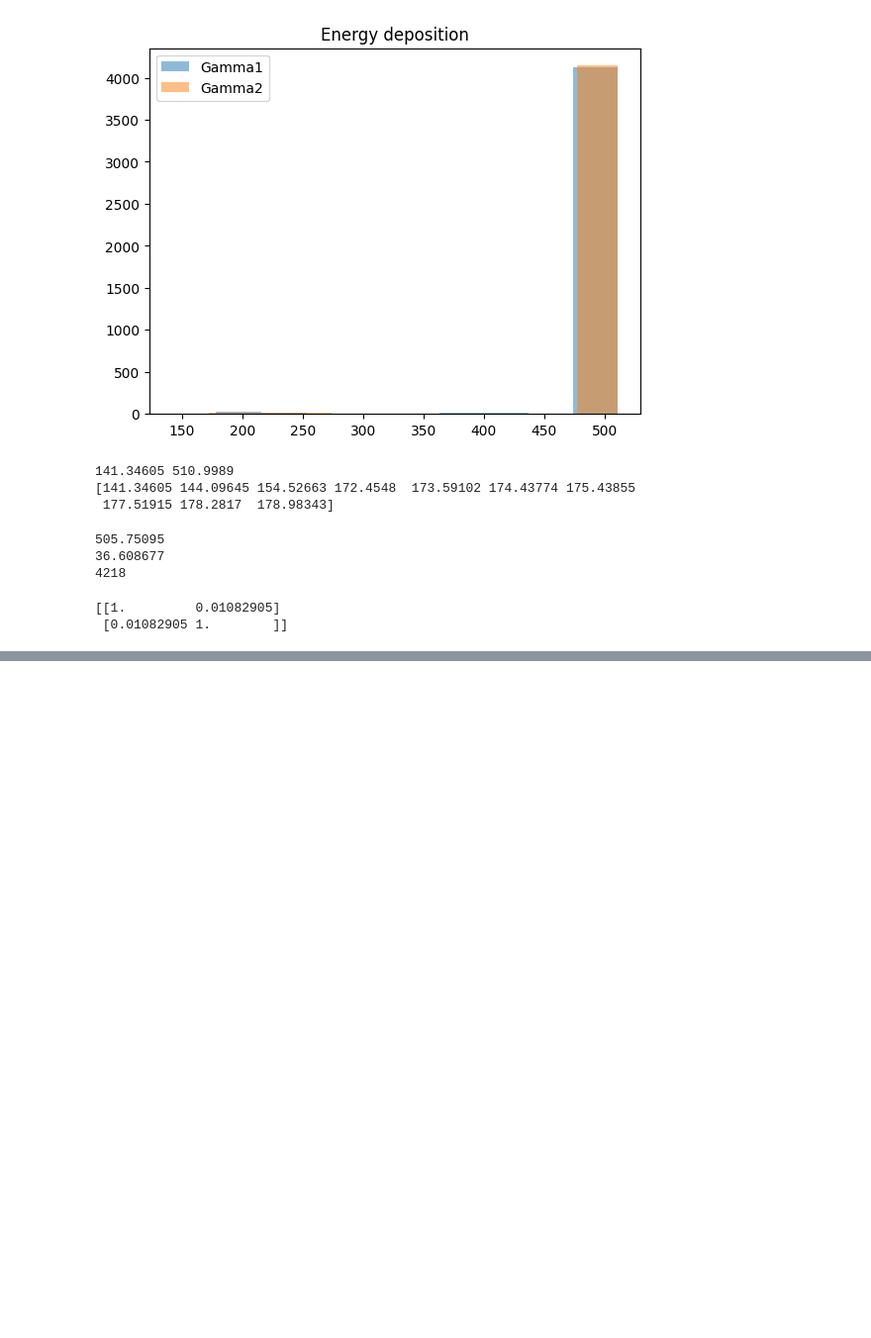
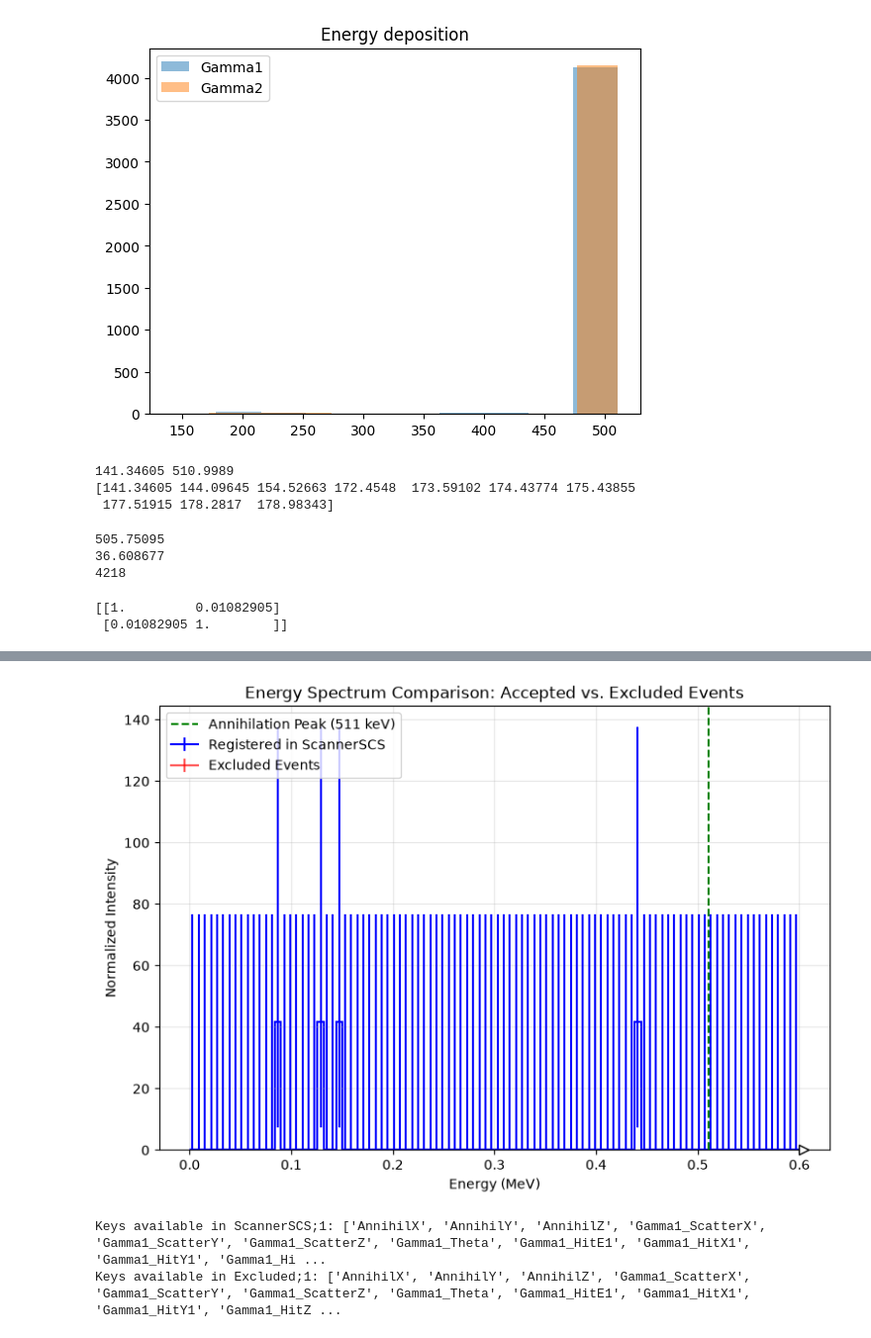
Before and after one commit to mw2304/SummerProject2026, a Jupyter notebook: test_root_visuals.ipynb, the cells around one changed output, grey strips where cells are left out. Shown at 99% size. Saved outputs shown, nothing was run; the diff lists cells and outputs as text; code cells hidden in the pictures; blank space fills up the shorter version.

```diff
--- a/test_root_visuals.ipynb
+++ b/test_root_visuals.ipynb
@@ -311,0 +340,45 @@ print(np.corrcoef(e1, e2))
+# %%
+import uproot
+import hist
+import matplotlib.pyplot as plt
+
+file = uproot.open("test.root")
+
+# Inspect available keys in ScannerSCS;1 and Excluded;1
+# print("Keys available in ScannerSCS;1:", file["ScannerSCS;1"].keys())
+# print("Keys available in Excluded;1:", file["Excluded;1"].keys())
+
+# Extract the energy branch using the correct name 'Gamma1_HitE1'
+energy_accepted = file["ScannerSCS;1"].arrays("Gamma1_HitE1", library="np")["Gamma1_HitE1"]
+energy_excluded = file["Excluded;1"].arrays("Gamma1_HitE1", library="np")["Gamma1_HitE1"]
+
+# Constructing histograms using Scikit-HEP 'hist'
+h_accepted = hist.Hist(hist.axis.Regular(100, 0, 0.6, name="E", label="Energy (MeV)"))
+h_excluded = hist.Hist(hist.axis.Regular(100, 0, 0.6, name="E", label="Energy (MeV)"))
+
+h_accepted.fill(E=energy_accepted)
+h_excluded.fill(E=energy_excluded)
+
+# Plotting overlays
+plt.figure(figsize=(9, 6))
+
+# Plot normalized profiles (density=True) to compare shapes easily
+h_accepted.plot1d(label="Registered in ScannerSCS", color="blue", density=True)
+h_excluded.plot1d(label="Excluded Events", color="red", alpha=0.7, density=True)
+
+# PET specific line marker (0.511 MeV annihilation photon peak)
+plt.axvline(x=0.511, color="green", linestyle="--", label="Annihilation Peak (511 keV)")
+
+plt.title("Energy Spectrum Comparison: Accepted vs. Excluded Events")
+plt.ylabel("Normalized Intensity")
+plt.legend()
+plt.grid(True, alpha=0.3)
+plt.show()
+# %% [output]
+[figure, added]
+# %%
+print("Keys available in ScannerSCS;1:", file["ScannerSCS;1"].keys())
+print("Keys available in Excluded;1:", file["Excluded;1"].keys())
+# %% [output]
+Keys available in ScannerSCS;1: ['AnnihilX', 'AnnihilY', 'AnnihilZ', 'Gamma1_ScatterX', 'Gamma1_ScatterY', 'Gamma1_ScatterZ', 'Gamma1_Theta', 'Gamma1_HitE1', 'Gamma1_HitX1', 'Gamma1_HitY1', 'Gamma1_Hi ...
+Keys available in Excluded;1: ['AnnihilX', 'AnnihilY', 'AnnihilZ', 'Gamma1_ScatterX', 'Gamma1_ScatterY', 'Gamma1_ScatterZ', 'Gamma1_Theta', 'Gamma1_HitE1', 'Gamma1_HitX1', 'Gamma1_HitY1', 'Gamma1_HitZ ...
```
Also changed, not shown: parts of 15 cells of this notebook.
